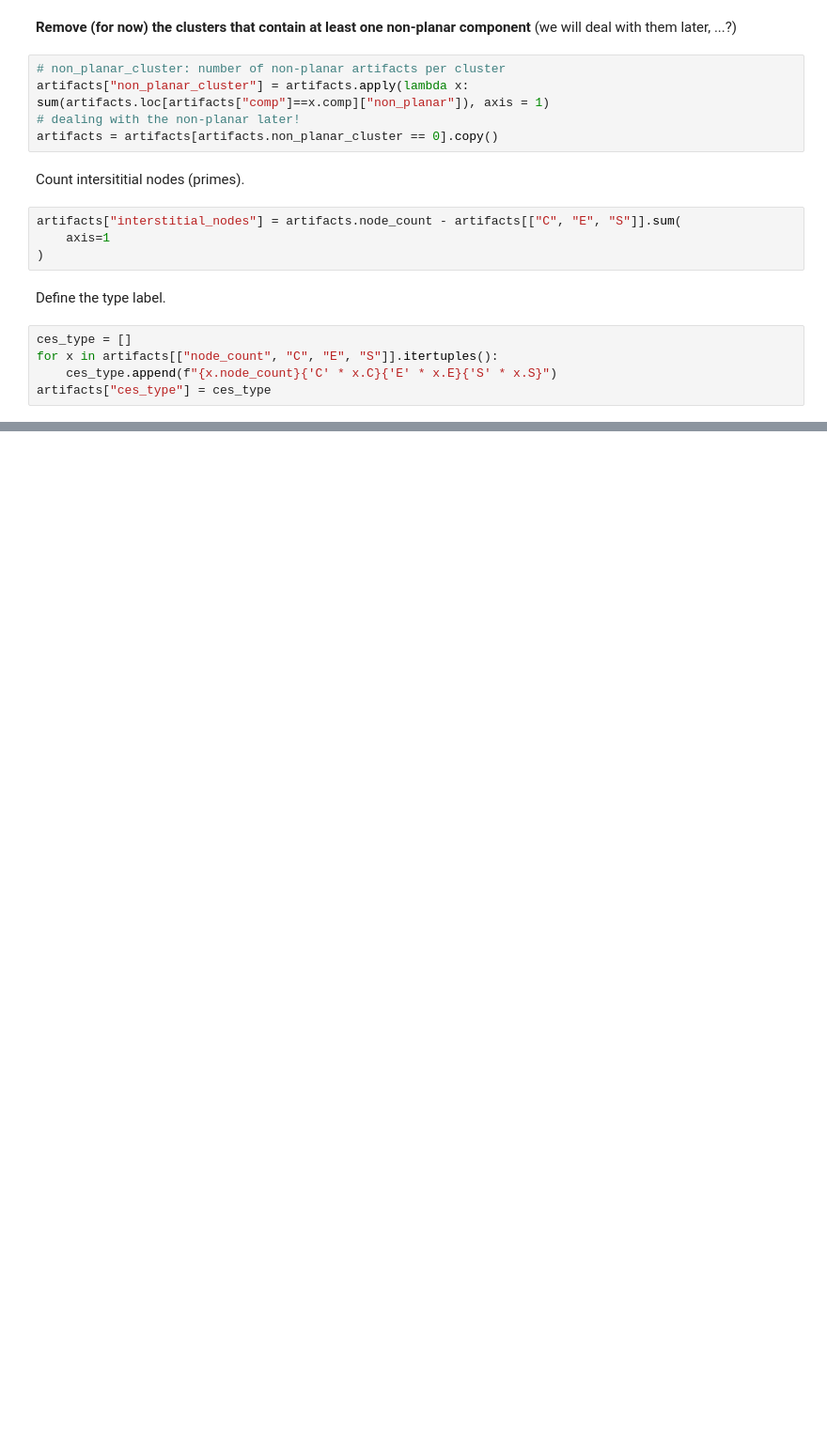
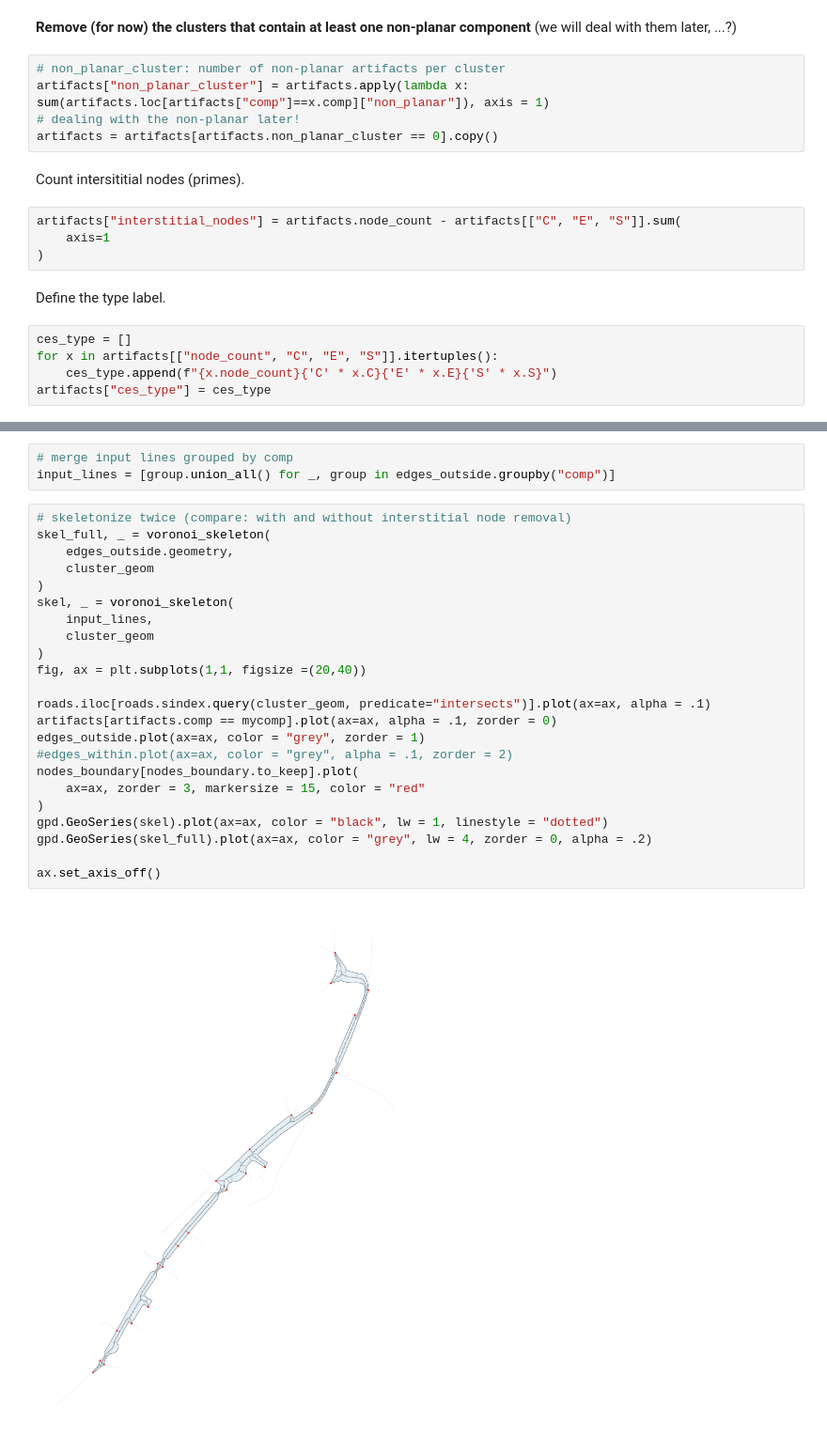
Before and after one commit to uscuni/simplification, a Jupyter notebook: notebooks/typology-multiples.ipynb, the cells around one changed output, grey strips where cells are left out. Shown at 94% size. Saved outputs shown, nothing was run; the diff lists cells and outputs as text; blank space fills up the shorter version.

```diff
--- a/notebooks/typology-multiples.ipynb
+++ b/notebooks/typology-multiples.ipynb
@@ -289 +311,29 @@ nodes.head()
+# %%
+# merge input lines grouped by comp
+input_lines = [group.union_all() for _, group in edges_outside.groupby("comp")]
+# %%
+# skeletonize twice (compare: with and without interstitial node removal)
+skel_full, _ = voronoi_skeleton(
+    edges_outside.geometry,
+    cluster_geom
+)
+skel, _ = voronoi_skeleton(
+    input_lines,
+    cluster_geom
+)
+fig, ax = plt.subplots(1,1, figsize =(20,40))
+
+roads.iloc[roads.sindex.query(cluster_geom, predicate="intersects")].plot(ax=ax, alpha = .1)
+artifacts[artifacts.comp == mycomp].plot(ax=ax, alpha = .1, zorder = 0)
+edges_outside.plot(ax=ax, color = "grey", zorder = 1)
+#edges_within.plot(ax=ax, color = "grey", alpha = .1, zorder = 2)
+nodes_boundary[nodes_boundary.to_keep].plot(
+    ax=ax, zorder = 3, markersize = 15, color = "red"
+)
+gpd.GeoSeries(skel).plot(ax=ax, color = "black", lw = 1, linestyle = "dotted")
+gpd.GeoSeries(skel_full).plot(ax=ax, color = "grey", lw = 4, zorder = 0, alpha = .2)
+
+ax.set_axis_off()
+# %% [output]
+[figure, added]
 # %% [markdown]
```
Also changed, not shown: parts of 10 cells of this notebook.
